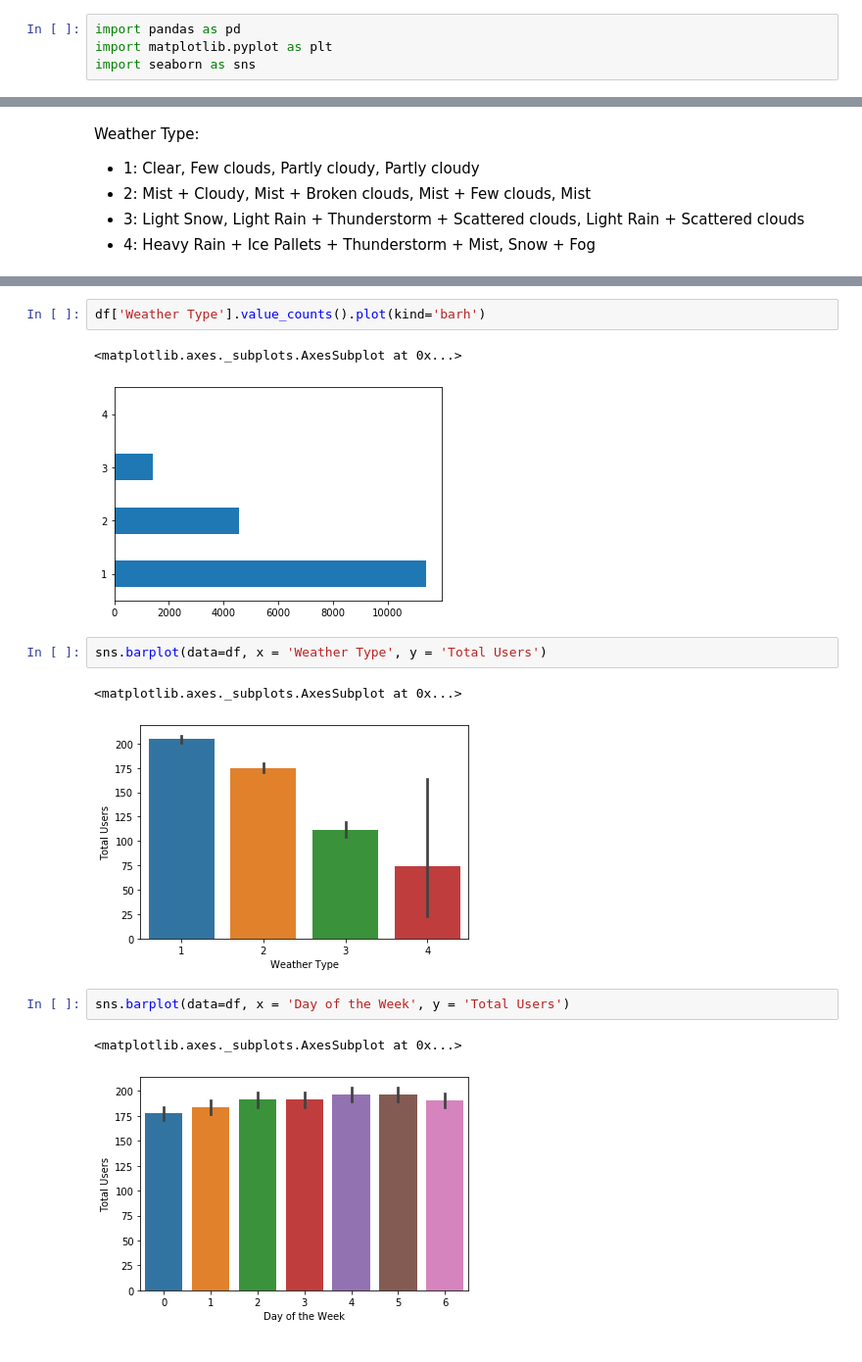
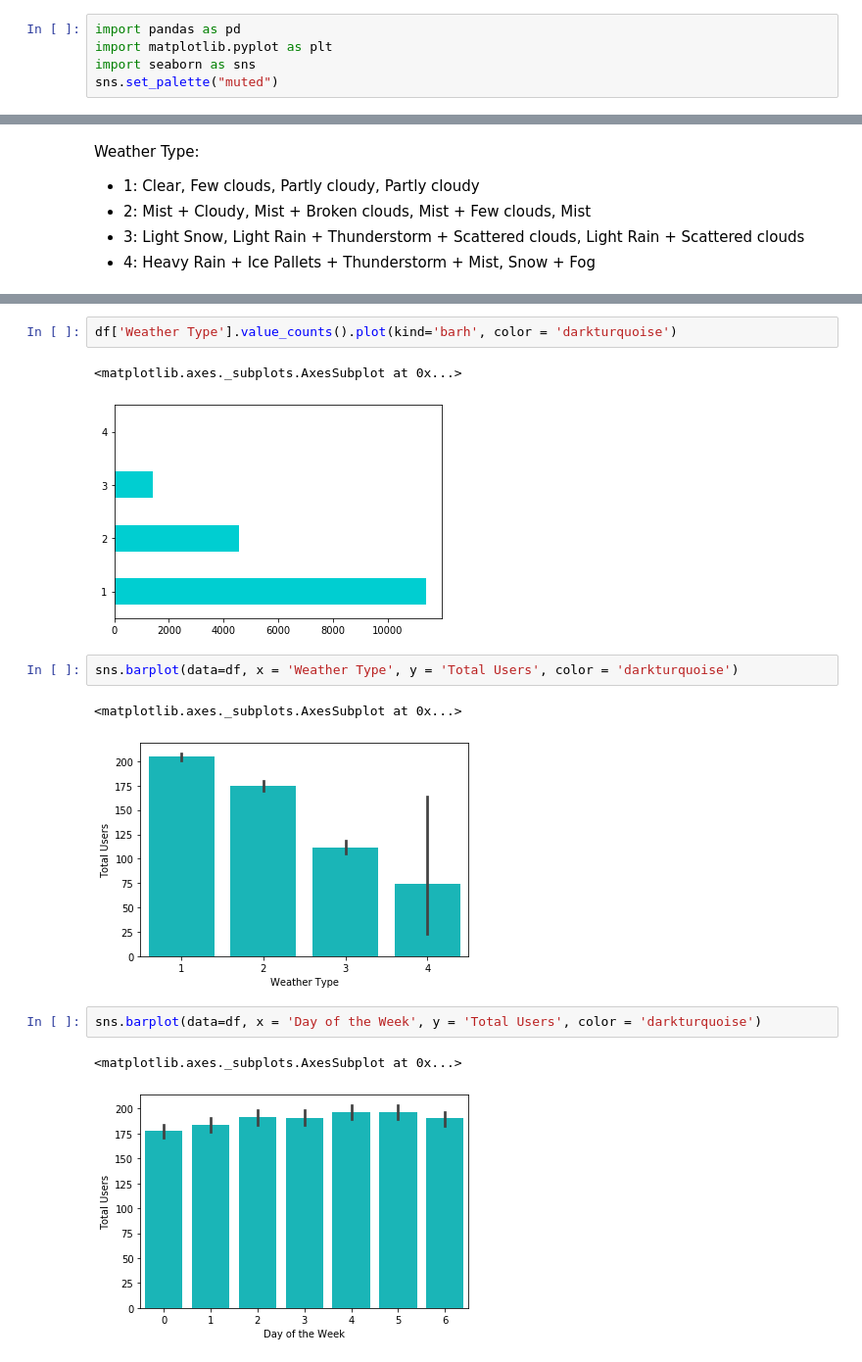
Before and after one commit to ArenCarpenter/Predicting_Bike_Ridership, a Jupyter notebook: 01_Exploratory_Data_Analysis.ipynb, the cells around one changed output, grey strips where cells are left out. Shown at 98% size. Drawn from its saved outputs; the diff is of its cells as text.

```diff
--- a/01_Exploratory_Data_Analysis.ipynb
+++ b/01_Exploratory_Data_Analysis.ipynb
@@ -7,6 +7,7 @@
 import pandas as pd
 import matplotlib.pyplot as plt
 import seaborn as sns
+sns.set_palette("muted")
 # %% [markdown]
 ### Read in Data
 
@@ -76,16 +110,16 @@ sns.distplot(df['Temperature Feels F'], bins =40)
 # %%
-df['Weather Type'].value_counts().plot(kind='barh')
+df['Weather Type'].value_counts().plot(kind='barh', color = 'darkturquoise')
 # %% [output]
 <matplotlib.axes._subplots.AxesSubplot at 0x...>
-[figure, old version]
+[figure, new version]
 # %%
-sns.barplot(data=df, x = 'Weather Type', y = 'Total Users')
+sns.barplot(data=df, x = 'Weather Type', y = 'Total Users', color = 'darkturquoise')
 # %% [output]
 <matplotlib.axes._subplots.AxesSubplot at 0x...>
-[figure, old version]
+[figure, new version]
 # %%
-sns.barplot(data=df, x = 'Day of the Week', y = 'Total Users')
+sns.barplot(data=df, x = 'Day of the Week', y = 'Total Users', color = 'darkturquoise')
 # %% [output]
 <matplotlib.axes._subplots.AxesSubplot at 0x...>
-[figure, old version]
+[figure, new version]
 # %%
```
Also changed, not shown: parts of 17 cells of this notebook.
